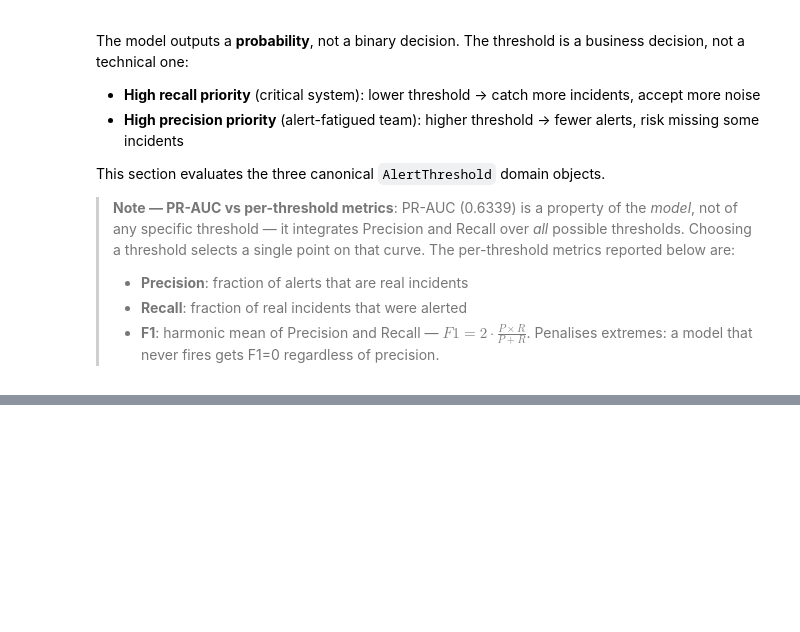
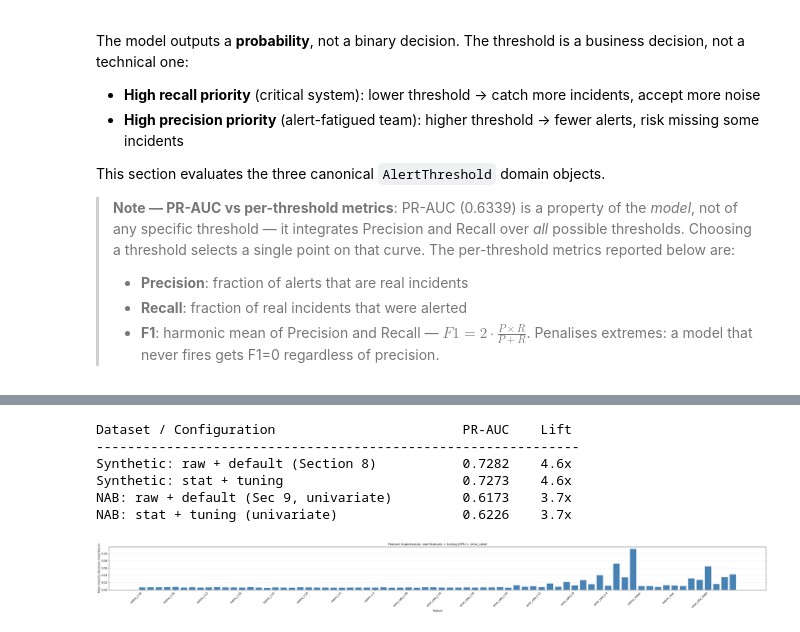
Before and after one commit to igarbayo/cloud-incident-predictor, a Jupyter notebook: notebooks/01_exploration_and_evaluation.ipynb, the cells around one changed output, grey strips where cells are left out. Cells and saved outputs as stored; diff of their text form; code cells hidden in the pictures; blank space fills up the shorter version.

```diff
--- a/notebooks/01_exploration_and_evaluation.ipynb
+++ b/notebooks/01_exploration_and_evaluation.ipynb
@@ -1080,0 +1286,20 @@ Interpretation: ...
+# %%
+# --- Hyperparameter tuning on raw features ---
+pred_tuned_raw = AlertPredictor()
+params_raw, cv_raw = pred_tuned_raw.tune(X_tr_raw, y_tr_raw)
+auc_tuned_raw = average_precision_score(y_te_raw, pred_tuned_raw.predict_proba(X_te_raw))
+
+# --- Hyperparameter tuning on statistical features ---
+pred_tuned_stat = AlertPredictor()
+params_stat, cv_stat = pred_tuned_stat.tune(X_tr_stat, y_tr_stat)
+auc_tuned_stat = average_precision_score(y_te_stat, pred_tuned_stat.predict_proba(X_te_stat))
+
+print(f'Best params (raw):  {params_raw}  (CV PR-AUC: {cv_raw:.4f})')
+print(f'Best params (stat): {params_stat}  (CV PR-AUC: {cv_stat:.4f})')
+print()
+print(f'{"Configuration":<35} {"PR-AUC":>8}  {"vs baseline":>11}')
+print('-' * 58)
+print(f'{"Raw (default params)":<35} {auc_raw:>8.4f}  {"":>11}')
+print(f'{"Raw + tuning":<35} {auc_tuned_raw:>8.4f}  {auc_tuned_raw - auc_raw:>+11.4f}')
+print(f'{"Stat features (default params)":<35} {auc_stat:>8.4f}  {auc_stat - auc_raw:>+11.4f}')
+print(f'{"Stat features + tuning":<35} {auc_tuned_stat:>8.4f}  {auc_tuned_stat - auc_raw:>+11.4f}')
@@ -1080,0 +1316,37 @@ Interpretation: ...
+# %%
+# NAB is univariate (single metric column): error_rate not available there.
+X_nab_stat, y_nab_stat = create_sliding_windows(
+    df_nab, W=W_nab, H=H_nab, statistical_features=True
+)
+X_tr_nab_s, X_te_nab_s, y_tr_nab_s, y_te_nab_s = temporal_split(X_nab_stat, y_nab_stat)
+
+pred_nab_best = AlertPredictor()
+pred_nab_best.tune(X_tr_nab_s, y_tr_nab_s)
+auc_nab_best = average_precision_score(y_te_nab_s, pred_nab_best.predict_proba(X_te_nab_s))
+
+baseline_syn = y_te_raw.mean()
+baseline_nab = y_te_nab_s.mean()
+
+print(f'{"Dataset / Configuration":<44} {"PR-AUC":>8}  {"Lift":>6}')
+print('-' * 62)
+print(f'{"Synthetic: raw + default (Section 8)":<44} {auc_raw:>8.4f}  {auc_raw/baseline_syn:>5.1f}x')
+print(f'{"Synthetic: stat + tuning":<44} {auc_tuned_stat:>8.4f}  {auc_tuned_stat/baseline_syn:>5.1f}x')
+print(f'{"NAB: raw + default (Sec 9, univariate)":<44} {pr_auc_nab:>8.4f}  {pr_auc_nab/y_test_nab.mean():>5.1f}x')
+print(f'{"NAB: stat + tuning (univariate)":<44} {auc_nab_best:>8.4f}  {auc_nab_best/baseline_nab:>5.1f}x')
+
+feat_names = build_feature_names(W_s10, feature_cols=feature_cols_s10, statistical_features=True)
+fig = plot_feature_importances(
+    pred_tuned_stat.feature_importances,
+    W=W_s10,
+    title='Feature importances: stat features + tuning (CPU + error_rate)',
+    feature_names=feat_names,
+)
+plt.show()
+# %% [output]
+Dataset / Configuration                        PR-AUC    Lift
+--------------------------------------------------------------
+Synthetic: raw + default (Section 8)           0.7282    4.6x
+Synthetic: stat + tuning                       0.7273    4.6x
+NAB: raw + default (Sec 9, univariate)         0.6173    3.7x
+NAB: stat + tuning (univariate)                0.6226    3.7x
+[figure, added]
```
Also changed, not shown: parts of 29 cells of this notebook, 6 other files.
